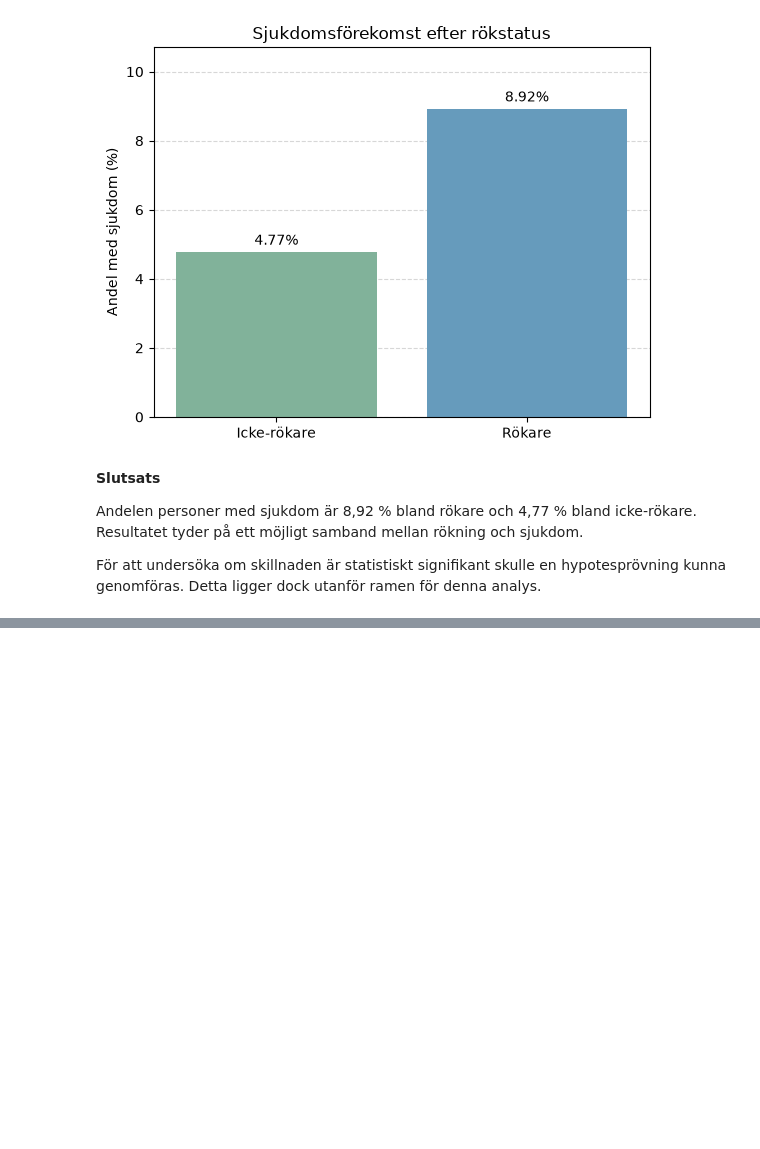
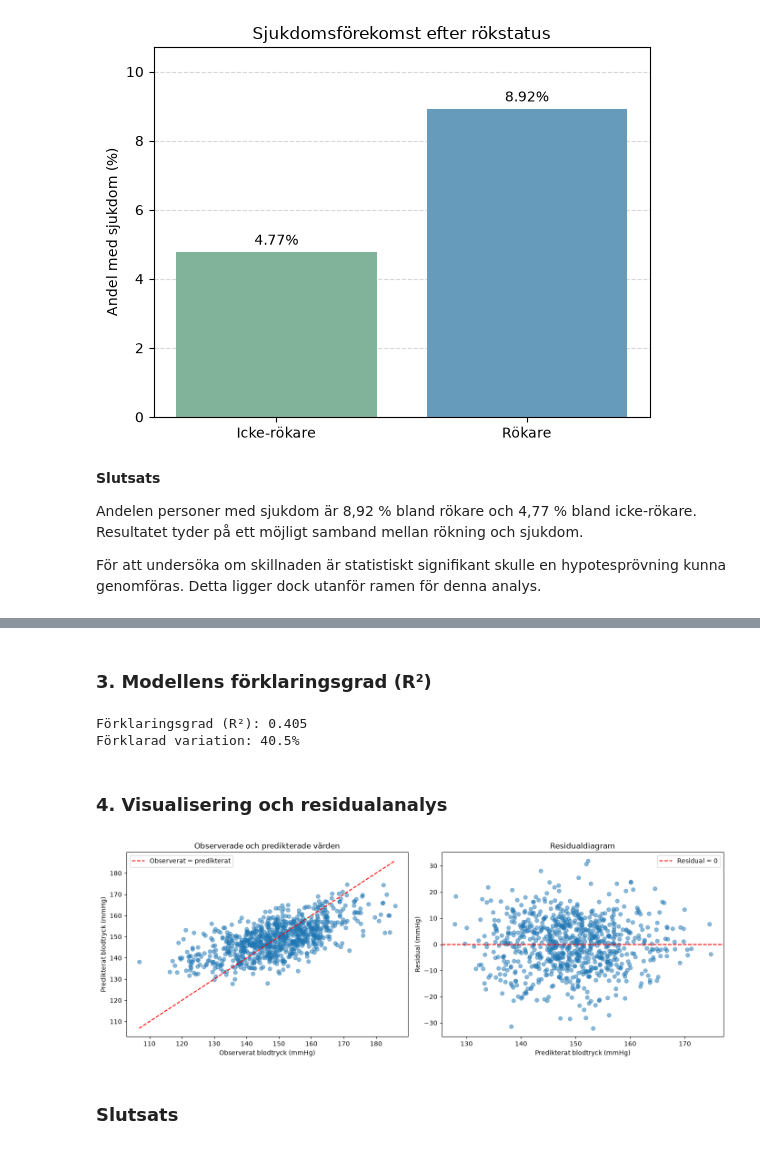
Before and after one commit to Dina-Zabirova/Health-Study, a Jupyter notebook: notebooks/report_del2.ipynb, the cells around one changed output, grey strips where cells are left out. Cells and saved outputs as stored; diff of their text form; code cells hidden in the pictures; blank space fills up the shorter version.

Commit message:
Complete regression analysis and update README for Del 2

```diff
--- a/notebooks/report_del2.ipynb
+++ b/notebooks/report_del2.ipynb
@@ -89,0 +96,11 @@ Detta ligger dock utanför ramen för denna analys.
+# %%
+from src.regression import multiple_linear_regression
+
+x_values = df[["age", "weight"]].to_numpy()
+y_values = df["systolic_bp"].to_numpy()
+
+beta = multiple_linear_regression(x_values, y_values)
+
+print(f"Konstantterm: {beta[0]:.3f}")
+print(f"Koefficient för ålder: {beta[1]:.3f}")
+print(f"Koefficient för vikt: {beta[2]:.3f}")
@@ -89,0 +113,14 @@ Detta ligger dock utanför ramen för denna analys.
+# %%
+from src.regression import predict
+
+y_pred = predict(x_values, beta)
+
+comparison = pd.DataFrame({
+    "Ålder": df["age"],
+    "Vikt (kg)": df["weight"],
+    "Observerat blodtryck (mmHg)": y_values,
+    "Predikterat blodtryck (mmHg)": y_pred,
+    "Residual (mmHg)": y_values - y_pred
+})
+
+comparison.head().round(2)
@@ -89,0 +134,23 @@ Detta ligger dock utanför ramen för denna analys.
+# %% [markdown]
+### 3. Modellens förklaringsgrad (R²)
+# %%
+ss_res = np.sum((y_values - y_pred)**2)
+ss_tot = np.sum((y_values - np.mean(y_values))**2)
+
+r_squared = 1 - ss_res / ss_tot
+
+print(f"Förklaringsgrad (R²): {r_squared:.3f}")
+print(f"Förklarad variation: {r_squared:.1%}")
+# %% [output]
+Förklaringsgrad (R²): 0.405
+Förklarad variation: 40.5%
+# %% [markdown]
+### 4. Visualisering och residualanalys
+# %%
+from src.regression import plot_regression_results
+
+plot_regression_results(y_values, y_pred)
+# %% [output]
+[figure, added]
+# %% [markdown]
+### Slutsats
```
Also changed, not shown: parts of 7 cells of this notebook, 2 other files.
